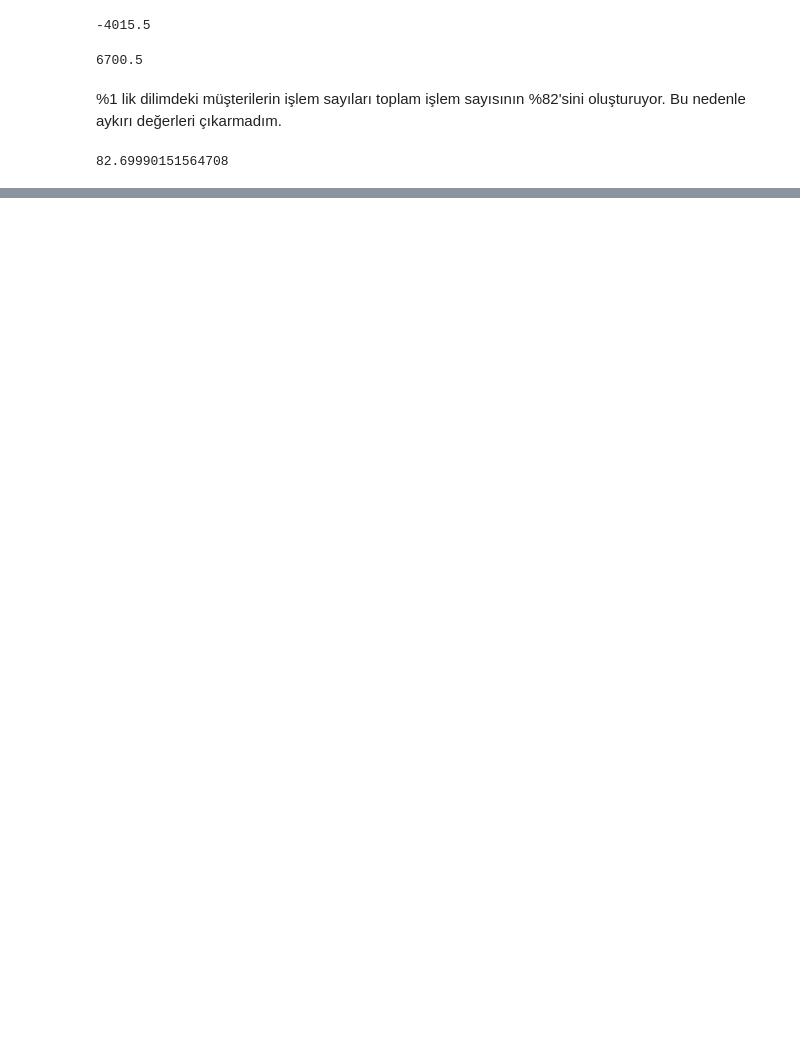
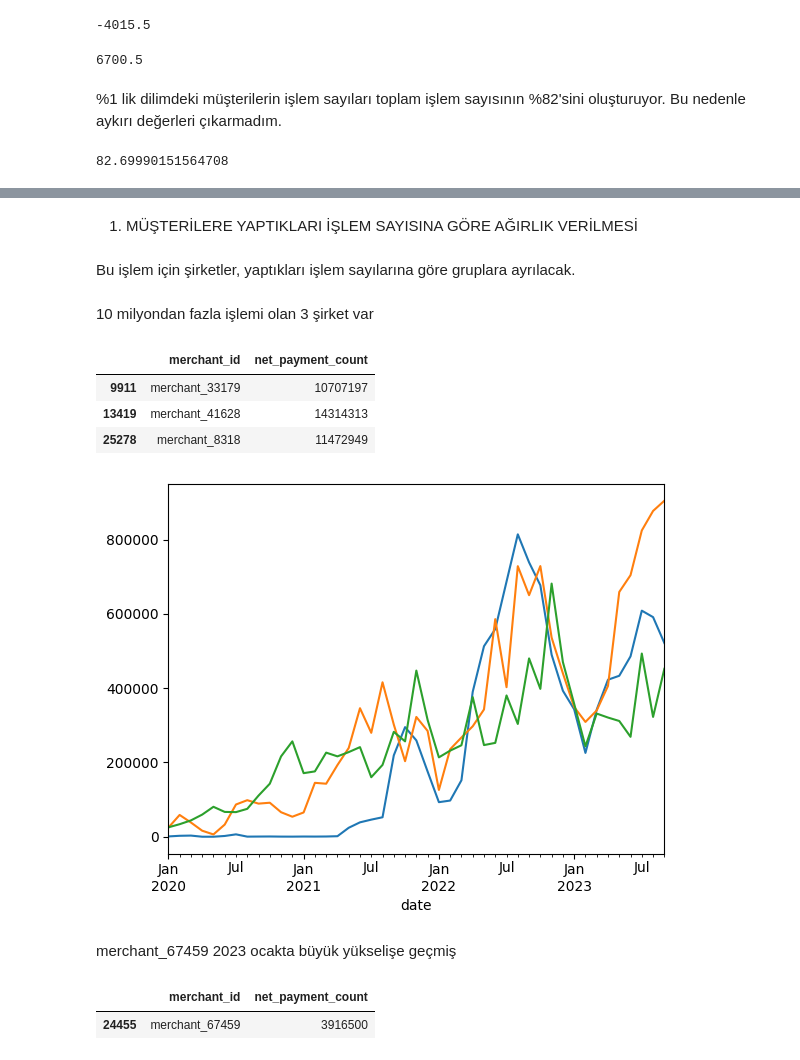
Before and after one commit to kntvrl/iyzico_project_tree_approach, a Jupyter notebook: iyzico_project.ipynb, the cells around one changed output, grey strips where cells are left out. Cells and saved outputs as stored; diff of their text form; code cells hidden in the pictures; blank space fills up the shorter version.

```diff
--- a/iyzico_project.ipynb
+++ b/iyzico_project.ipynb
@@ -235,0 +244,32 @@ ratio_of_percent_1*100
+# %% [markdown]
+1. MÜŞTERİLERE YAPTIKLARI İŞLEM SAYISINA GÖRE AĞIRLIK VERİLMESİ
+# %% [markdown]
+Bu işlem için şirketler, yaptıkları işlem sayılarına göre gruplara ayrılacak.
+# %% [markdown]
+10 milyondan fazla işlemi olan 3 şirket var
+# %%
+sum_transactions = train.groupby("merchant_id")["net_payment_count"].sum().reset_index()
+top_marchants=sum_transactions.loc[sum_transactions["net_payment_count"] > 10000000,["merchant_id","net_payment_count"]]
+top_marchants
+# %% [output]
+|  | merchant_id | net_payment_count |
+| 9911 | merchant_33179 | 10707197 |
+| 13419 | merchant_41628 | 14314313 |
+| 25278 | merchant_8318 | 11472949 |
+# %%
+def plot_merchants_npc_by_date(filtered_df,search_df=train,id_col="merchant_id"):
+    df = filtered_df[id_col]
+    for top in tqdm(df):
+        search_df.loc[search_df[id_col]==top].groupby("date")["net_payment_count"].sum().plot()
+# %%
+plot_merchants_npc_by_date(top_marchants)
+# %% [output]
+[figure, added]
+# %% [markdown]
+merchant_67459  2023 ocakta büyük yükselişe geçmiş
+# %%
+top_marchants_2=sum_transactions.loc[(sum_transaction_by_merchant["net_payment_count"] > 3900000)&(sum_transaction_by_merchant["net_payment_count"] < 10000000),["merchant_id","net_payment_count"]]
+top_marchants_2
+# %% [output]
+|  | merchant_id | net_payment_count |
+| 24455 | merchant_67459 | 3916500 |
```
Also changed, not shown: parts of 88 cells of this notebook.
